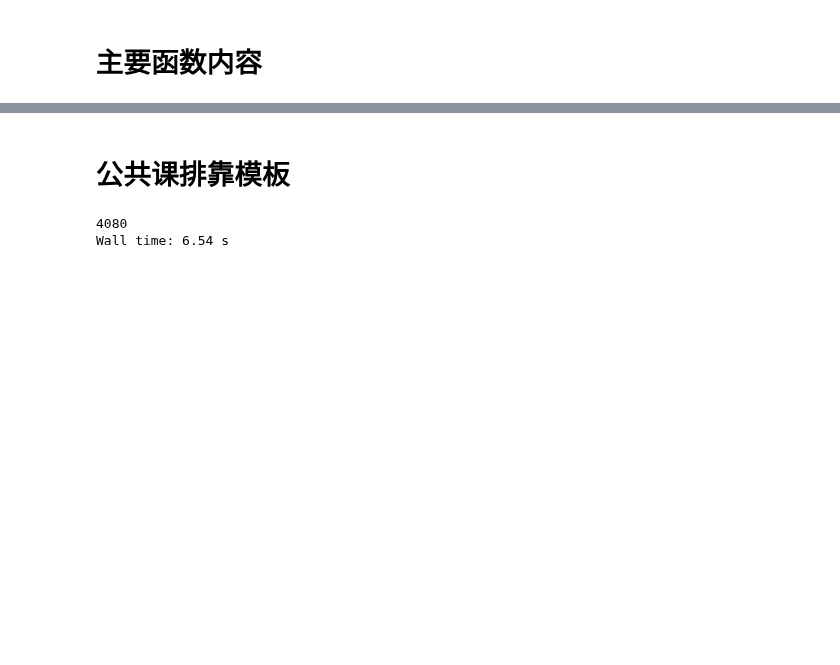
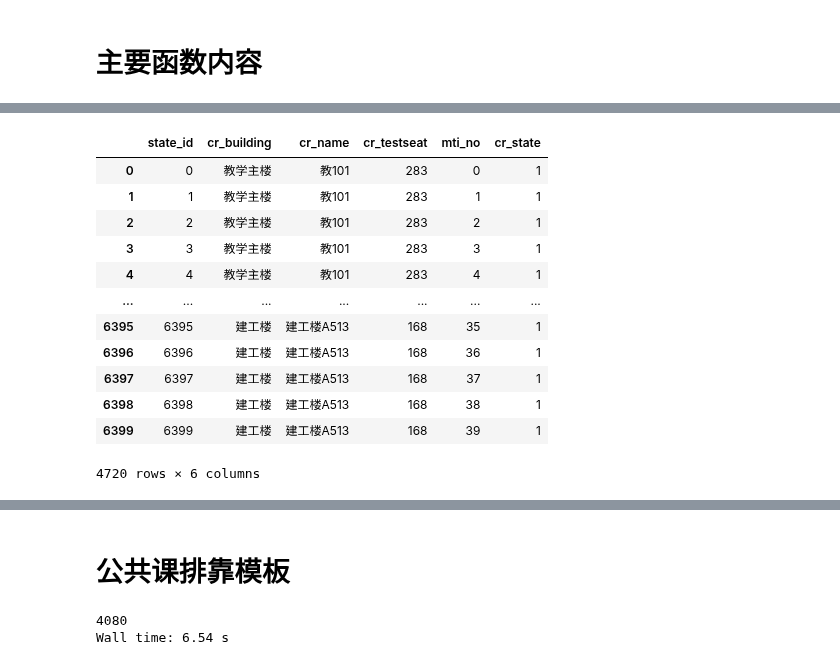
Before and after one commit to dummychicken/NCUjw, a Jupyter notebook: Ke Chen/read_data.ipynb, the cells around one changed output, grey strips where cells are left out. Drawn from its saved outputs; the diff is of its cells as text; code cells hidden in the pictures; blank space fills up the shorter version.

```diff
--- a/Ke Chen/read_data.ipynb
+++ b/Ke Chen/read_data.ipynb
@@ -138,3 +141,5 @@ def same_course_is_same_campus(alldata,cannt_find_class_id):
         if find_class in cannt_find_class:
             alldata.loc[alldata.apply(lambda x:x[0]==i,axis=1),"cr_state"]=1
             cannt_find_class_id.append(i)
+# %%
+df111 = zhujiao_D.append(jiangong_D)
@@ -140,0 +162,16 @@ def same_course_is_same_campus(alldata,cannt_find_class_id):
+# %%
+df111
+# %% [output]
+|  | state_id | cr_building | cr_name | cr_testseat | mti_no | cr_state |
+| 0 | 0 | 教学主楼 | 教101 | 283 | 0 | 1 |
+| 1 | 1 | 教学主楼 | 教101 | 283 | 1 | 1 |
+| 2 | 2 | 教学主楼 | 教101 | 283 | 2 | 1 |
+| 3 | 3 | 教学主楼 | 教101 | 283 | 3 | 1 |
+| 4 | 4 | 教学主楼 | 教101 | 283 | 4 | 1 |
+| ... | ... | ... | ... | ... | ... | ... |
+| 6395 | 6395 | 建工楼 | 建工楼A513 | 168 | 35 | 1 |
+| 6396 | 6396 | 建工楼 | 建工楼A513 | 168 | 36 | 1 |
+| 6397 | 6397 | 建工楼 | 建工楼A513 | 168 | 37 | 1 |
+| 6398 | 6398 | 建工楼 | 建工楼A513 | 168 | 38 | 1 |
+| 6399 | 6399 | 建工楼 | 建工楼A513 | 168 | 39 | 1 |
+4720 rows × 6 columns
```
Also changed, not shown: parts of 7 cells of this notebook, 16 other files.
